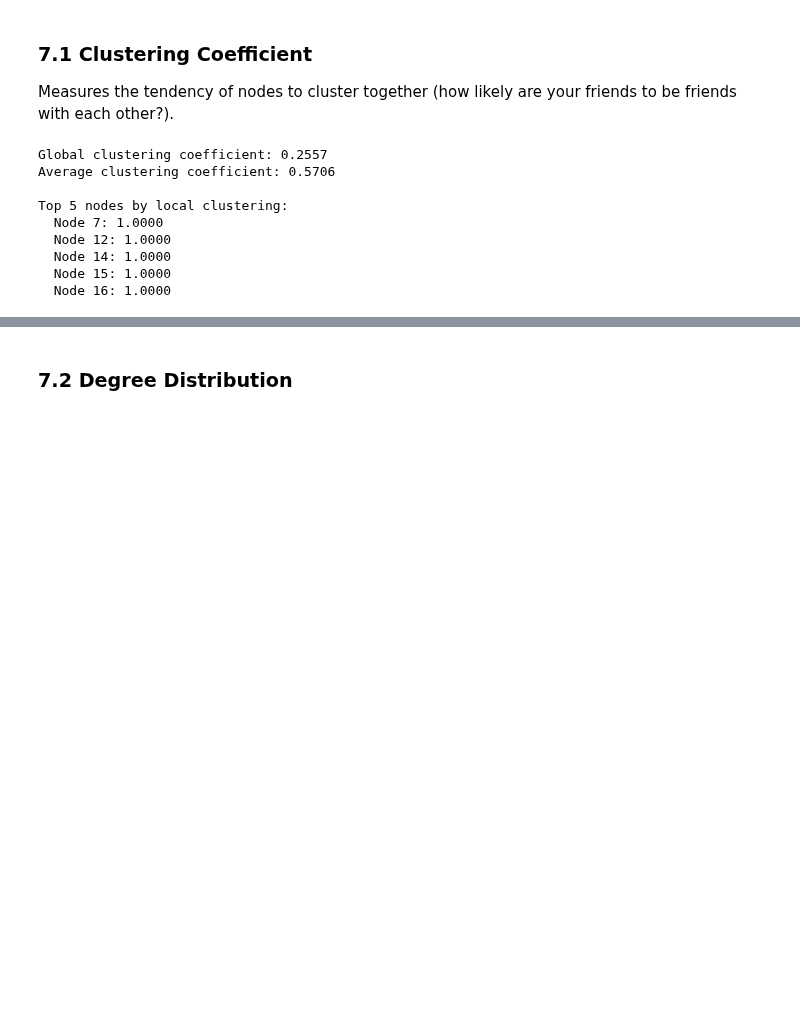
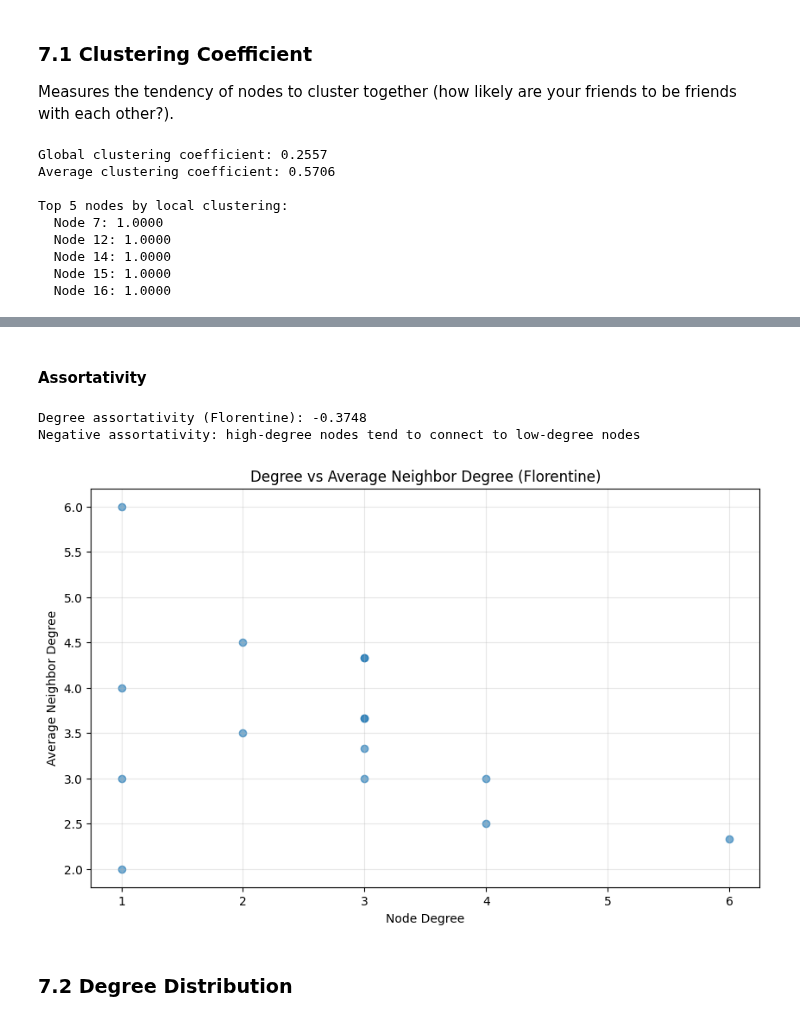
Before and after one commit to giordano-demarzo/giordano-demarzo.github.io, a Jupyter notebook: files/network_science_26/exercises/networkx_introduction.ipynb, the cells around one changed output, grey strips where cells are left out. Saved outputs shown, nothing was run; the diff lists cells and outputs as text; code cells hidden in the pictures; blank space fills up the shorter version.

```diff
--- a/files/network_science_26/exercises/networkx_introduction.ipynb
+++ b/files/network_science_26/exercises/networkx_introduction.ipynb
@@ -658,3 +795,36 @@ Top 5 nodes by local clustering:
+# %% [markdown]
+#### Assortativity
+# %%
+# Degree assortativity
+degree_assortativity_florence = nx.degree_assortativity_coefficient(G_florence)
+print(f"Degree assortativity (Florentine): {degree_assortativity_florence:.4f}")
+
+if degree_assortativity_florence > 0:
+    print("Positive assortativity: high-degree nodes tend to connect to high-degree nodes")
+elif degree_assortativity_florence < 0:
+    print("Negative assortativity: high-degree nodes tend to connect to low-degree nodes")
+else:
+    print("No degree assortativity")
+
+# Average neighbor degree
+avg_neighbor_degree_florence = nx.average_neighbor_degree(G_florence)
+
+# Plot relationship
+node_degrees_florence = dict(G_florence.degree())
+
+plt.figure(figsize=(10, 6))
+plt.scatter([node_degrees_florence[n] for n in G_florence.nodes()],
+           [avg_neighbor_degree_florence[n] for n in G_florence.nodes()],
+           alpha=0.6)
+plt.xlabel('Node Degree')
+plt.ylabel('Average Neighbor Degree')
+plt.title('Degree vs Average Neighbor Degree (Florentine)')
+plt.grid(alpha=0.3)
+plt.show()
+# %% [output]
+Degree assortativity (Florentine): -0.3748
+Negative assortativity: high-degree nodes tend to connect to low-degree nodes
+[figure, added]
 # %% [markdown]
 ### 7.2 Degree Distribution
 # %%
```
Also changed, not shown: parts of 13 cells of this notebook.
